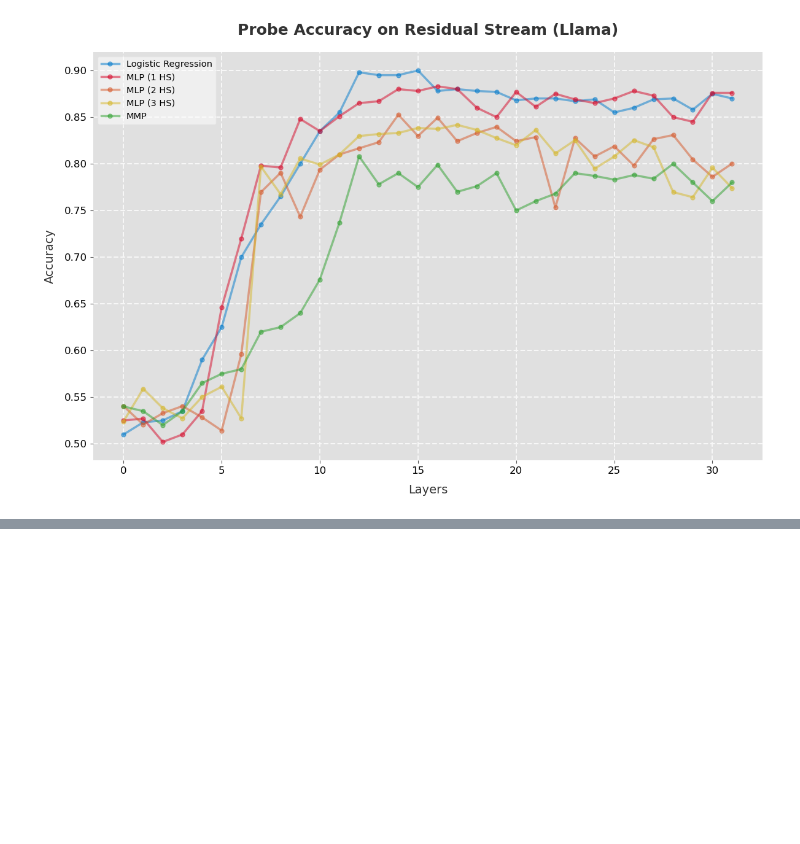
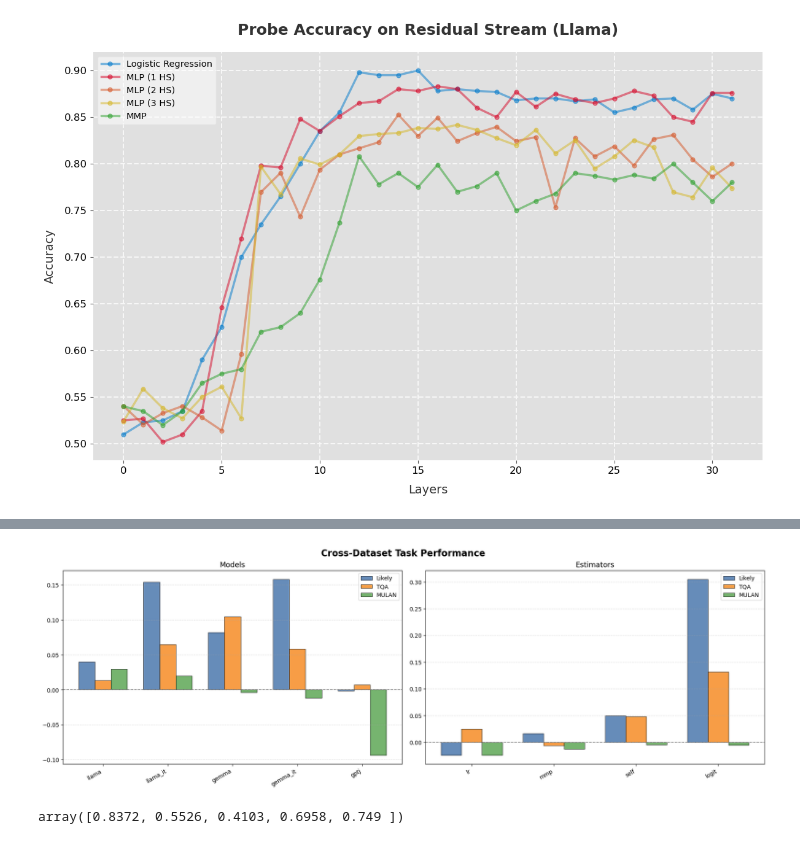
Before and after one commit to Supersheep7/belief-repr1, a Jupyter notebook: barplot.ipynb, the cells around one changed output, grey strips where cells are left out. Drawn from its saved outputs; the diff is of its cells as text; code cells hidden in the pictures; blank space fills up the shorter version.

```diff
--- a/barplot.ipynb
+++ b/barplot.ipynb
@@ -536,0 +595,60 @@ scores_models = {
+# %%
+import matplotlib.pyplot as plt
+import numpy as np
+
+# Step 1: Get average scores
+def get_means(data_dict):
+    return {
+        name: {k: np.mean(v) for k, v in metrics.items()}
+        for name, metrics in data_dict.items()
+    }
+
+model_means = get_means(cross_models)
+estimator_means = get_means(cross_estimators)
+
+# Step 2: Prepare data for plotting
+def extract_plot_data(means_dict):
+    labels = list(means_dict.keys())
+    likely_vals = [means_dict[k]['likely'] for k in labels]
+    tqa_vals = [means_dict[k]['tqa'] for k in labels]
+    mulan_vals = [means_dict[k]['mulan'] for k in labels]
+    return labels, likely_vals, tqa_vals, mulan_vals
+
+model_labels, model_likely, model_tqa, model_mulan = extract_plot_data(model_means)
+est_labels, est_likely, est_tqa, est_mulan = extract_plot_data(estimator_means)
+
+# Step 3: Plot settings
+width = 0.25
+colors = ['#4070A8', '#F58518', '#54A24B'] # Blue, Orange, Green
+
+fig, axs = plt.subplots(1, 2, figsize=(18, 6), constrained_layout=True)
+fig.suptitle("Cross-Dataset Task Performance", fontsize=16, fontweight='bold')
+
+# Helper to plot each set
+def plot_bars(ax, x, labels, vals1, vals2, vals3, title):
+    ax.bar(x - width, vals1, width, label='Likely', color=colors[0],
+           alpha=0.8, edgecolor='black', linewidth=0.75)
+    ax.bar(x, vals2, width, label='TQA', color=colors[1],
+           alpha=0.8, edgecolor='black', linewidth=0.75)
+    ax.bar(x + width, vals3, width, label='MULAN', color=colors[2],
+           alpha=0.8, edgecolor='black', linewidth=0.75)
+
+    ax.set_xticks(x)
+    ax.set_xticklabels(labels, rotation=30, ha='right', fontsize=10)
+    ax.axhline(0, color='gray', linestyle='dashed', linewidth=1.2)
+    ax.set_title(title, fontsize=13)
+    ax.grid(True, axis='y', linestyle='--', alpha=0.4)
+    ax.legend()
+
+
+# --- Plot models
+x1 = np.arange(len(model_labels))
+plot_bars(axs[0], x1, model_labels, model_likely, model_tqa, model_mulan, "Models")
+
+# --- Plot estimators
+x2 = np.arange(len(est_labels))
+plot_bars(axs[1], x2, est_labels, est_likely, est_tqa, est_mulan, "Estimators")
+
+plt.show()
+# %% [output]
+[figure, added]
@@ -536,0 +661,4 @@ scores_models = {
+# %%
+all_metrics[10, :].T
+# %% [output]
+array([0.8372, 0.5526, 0.4103, 0.6958, 0.749 ])
```
Also changed, not shown: parts of 24 cells of this notebook, 2 other files.
